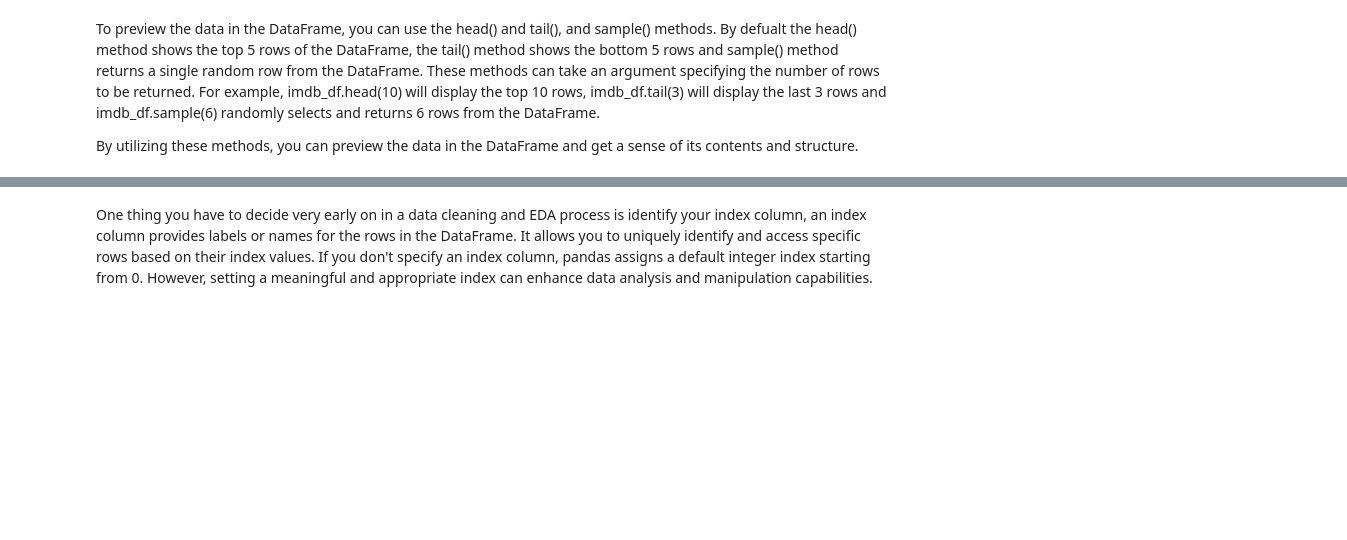
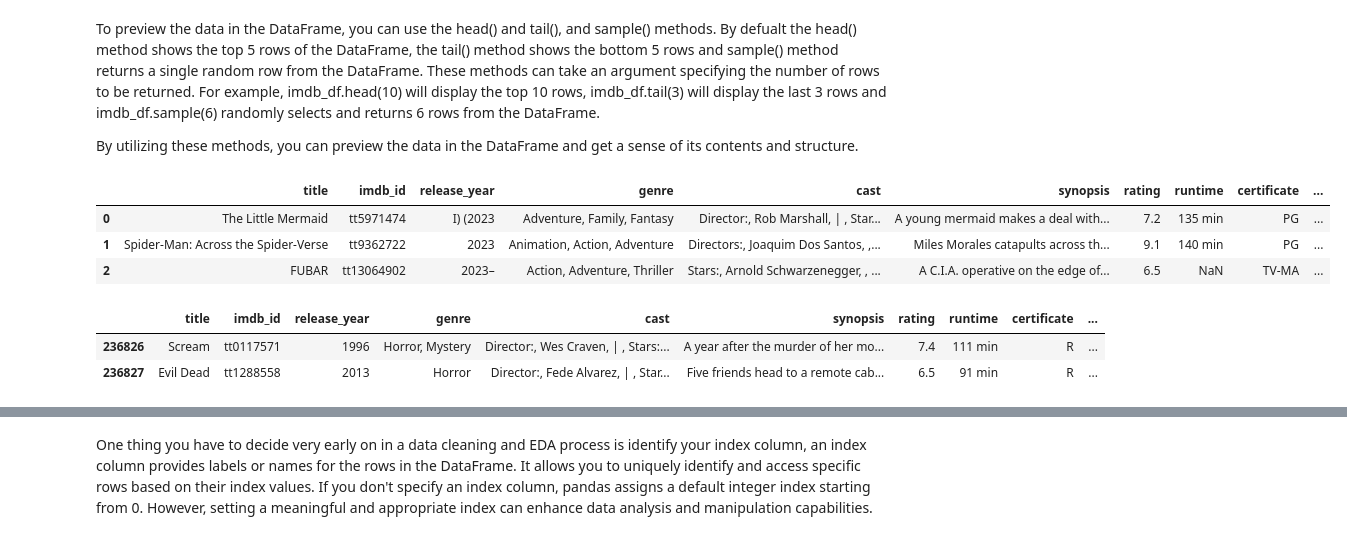
Before and after one commit to ibrahimanis081/data_cleaning_projects, a Jupyter notebook: notebooks/imdb_tv_series.ipynb, the cells around one changed output, grey strips where cells are left out. Saved outputs shown, nothing was run; the diff lists cells and outputs as text; code cells hidden in the pictures; blank space fills up the shorter version.

```diff
--- a/notebooks/imdb_tv_series.ipynb
+++ b/notebooks/imdb_tv_series.ipynb
@@ -74,8 +132,17 @@ For example, imdb_df.head(10) will display the top 10 rows, imdb_df.tail(3) will
 
 By utilizing these methods, you can preview the data in the DataFrame and get a sense of its contents and structure.
 # %%
-imdb_df.head()
+imdb_df.head(3)
+# %% [output]
+|  | title | imdb_id | release_year | genre | cast | synopsis | rating | runtime | certificate | ... |
+| 0 | The Little Mermaid | tt5971474 | I) (2023 | Adventure, Family, Fantasy | Director:, Rob Marshall, | , Star... | A young mermaid makes a deal with... | 7.2 | 135 min | PG | ... |
+| 1 | Spider-Man: Across the Spider-Verse | tt9362722 | 2023 | Animation, Action, Adventure | Directors:, Joaquim Dos Santos, ,... | Miles Morales catapults across th... | 9.1 | 140 min | PG | ... |
+| 2 | FUBAR | tt13064902 | 2023– | Action, Adventure, Thriller | Stars:, Arnold Schwarzenegger, , ... | A C.I.A. operative on the edge of... | 6.5 | NaN | TV-MA | ... |
 # %%
-imdb_df.tail()
+imdb_df.tail(2)
+# %% [output]
+|  | title | imdb_id | release_year | genre | cast | synopsis | rating | runtime | certificate | ... |
+| 236826 | Scream | tt0117571 | 1996 | Horror, Mystery | Director:, Wes Craven, | , Stars:... | A year after the murder of her mo... | 7.4 | 111 min | R | ... |
+| 236827 | Evil Dead | tt1288558 | 2013 | Horror | Director:, Fede Alvarez, | , Star... | Five friends head to a remote cab... | 6.5 | 91 min | R | ... |
 # %%
 imdb_df.sample(5)
```
Also changed, not shown: parts of 53 cells of this notebook, 1 other file.
